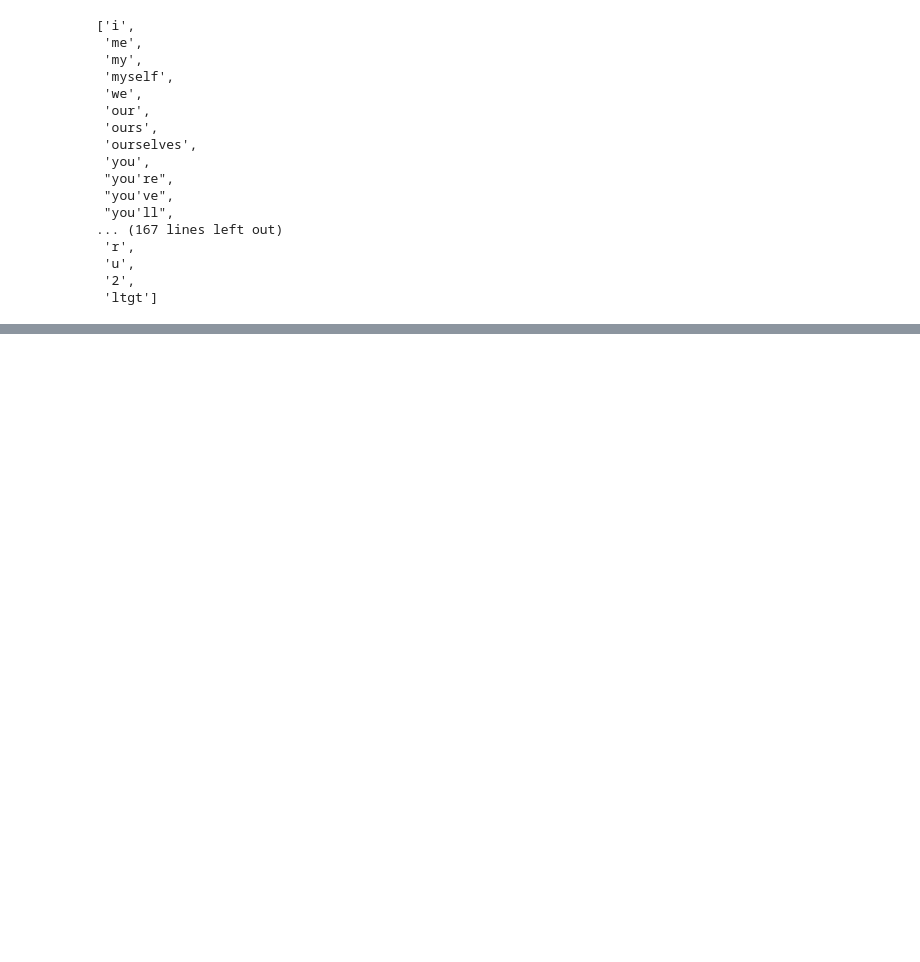
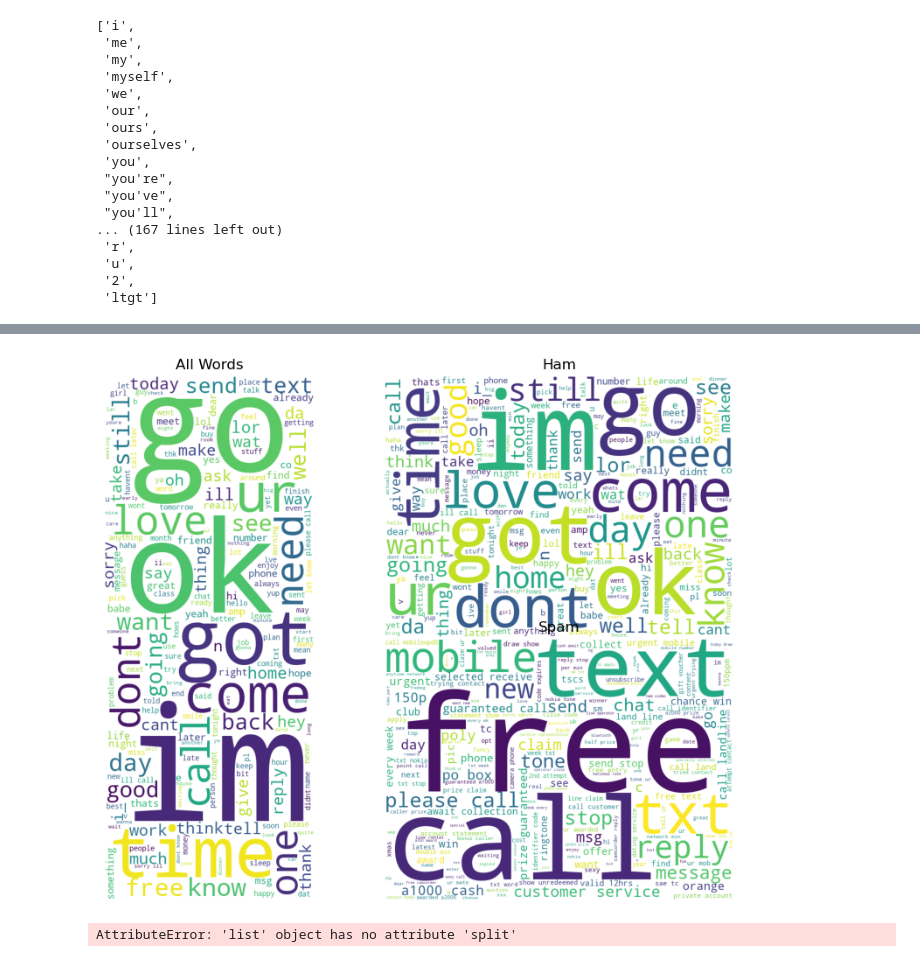
Before and after one commit to jacobpanyathong1/natural-language-processing-exercises, a Jupyter notebook: explore.ipynb, the cells around one changed output, grey strips where cells are left out. Saved outputs shown, nothing was run; the diff lists cells and outputs as text; code cells hidden in the pictures; blank space fills up the shorter version.

```diff
--- a/explore.ipynb
+++ b/explore.ipynb
@@ -57,0 +65,2 @@ all_words = unicodedata.normalize("NFKD", " ".join(df.text)).encode("ascii", "ig
+# %%
+spam_words= re.sub(r'[^\w\s]', '', spam_words).split()
@@ -68,0 +168,23 @@ dtype: int64
+# %%
+all_cloud= WordCloud(background_color='white', height=1000, width=400).generate(' '.join(all_words))
+ham_cloud = WordCloud(background_color='white', height=600, width=800).generate(' '.join(ham_words))
+spam_cloud = WordCloud(background_color='white', height=600, width=800).generate(' '.join(spam_words))
+
+plt.figure(figsize=(8,6))
+axs = [plt.axes([0, 0, .5, 1]), plt.axes([.5, .5, .5, .5]), plt.axes([.5, 0, .5, .5])]
+
+axs[0].imshow(all_cloud)
+axs[1].imshow(ham_cloud)
+axs[2].imshow(spam_cloud)
+
+axs[0].set_title('All Words')
+axs[1].set_title('Ham')
+axs[2].set_title('Spam')
+
+for ax in axs: ax.axis('off')
+# %% [output]
+[figure, added]
+# %%
+bigrams = nltk.ngrams(.split(), 2)
+# %% [output]
+AttributeError: 'list' object has no attribute 'split'
```
Also changed, not shown: parts of 15 cells of this notebook.
